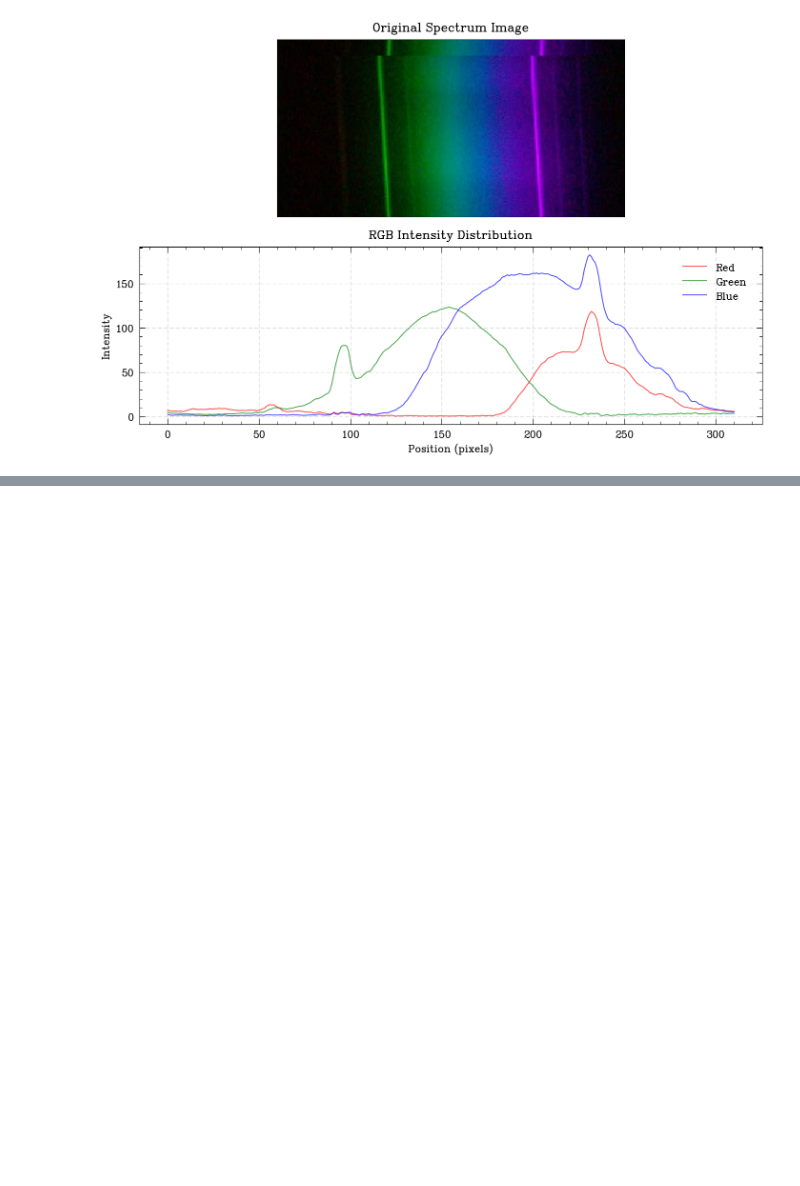
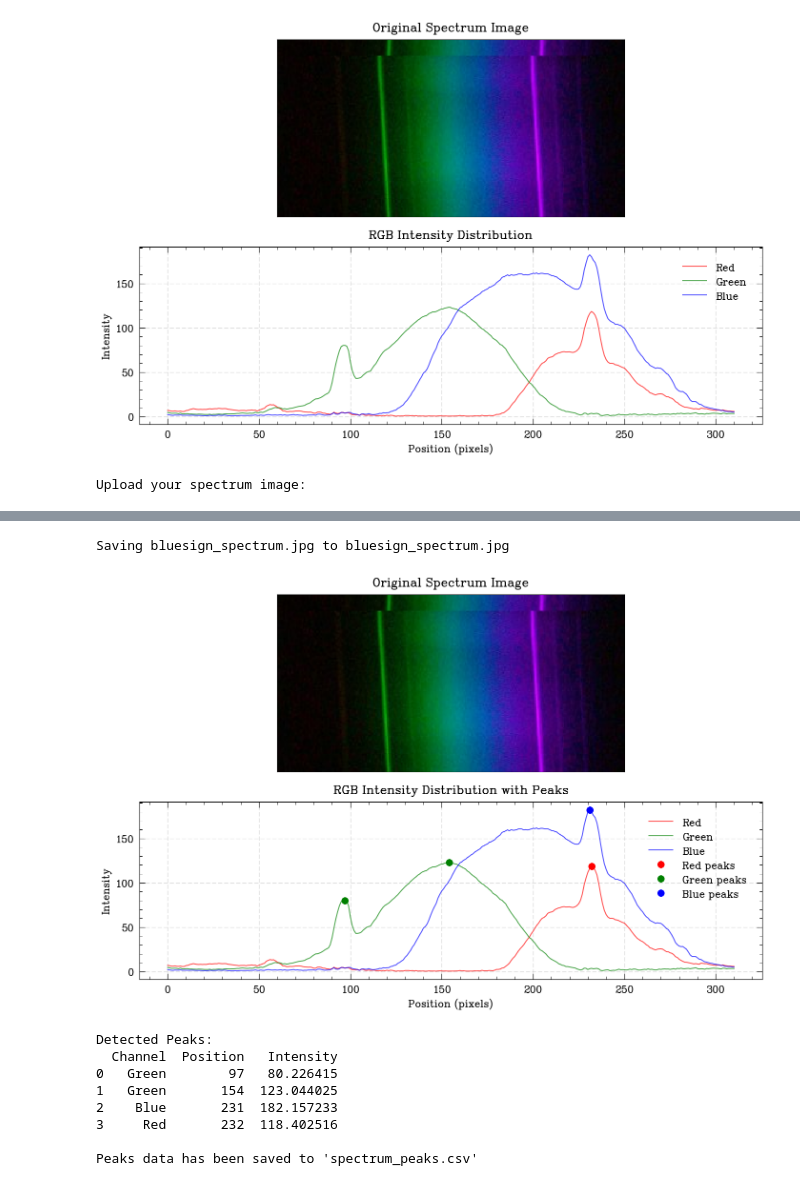
Before and after one commit to catastropiyush/spectroscopy, a Jupyter notebook: spectrometer_analysis.ipynb, the cells around one changed output, grey strips where cells are left out. Drawn from its saved outputs; the diff is of its cells as text; code cells hidden in the pictures; blank space fills up the shorter version.

```diff
--- a/spectrometer_analysis.ipynb
+++ b/spectrometer_analysis.ipynb
@@ -77,0 +169,20 @@ Saving bluesign_spectrum.jpg to bluesign_spectrum (2).jpg
+# %%
+# Code to run in Colab
+print("Upload your spectrum image:")
+uploaded = files.upload()
+
+# Get the filename of the uploaded file
+filename = list(uploaded.keys())[0]
+
+# Analyze the spectrum and get peaks DataFrame
+peaks_df, intensities = analyze_spectrum(filename)
+
+# Display the peaks DataFrame
+print("\nDetected Peaks:")
+print(peaks_df)
+
+# Optional: Save to CSV
+peaks_df.to_csv('spectrum_peaks.csv', index=False)
+print("\nPeaks data has been saved to 'spectrum_peaks.csv'")
+# %% [output]
+Upload your spectrum image:
@@ -77,0 +190,10 @@ Saving bluesign_spectrum.jpg to bluesign_spectrum (2).jpg
+Saving bluesign_spectrum.jpg to bluesign_spectrum.jpg
+[figure, added]
+Detected Peaks:
+  Channel  Position   Intensity
+0   Green        97   80.226415
+1   Green       154  123.044025
+2    Blue       231  182.157233
+3     Red       232  118.402516
+
+Peaks data has been saved to 'spectrum_peaks.csv'
```
Also changed, not shown: parts of 5 cells of this notebook.
